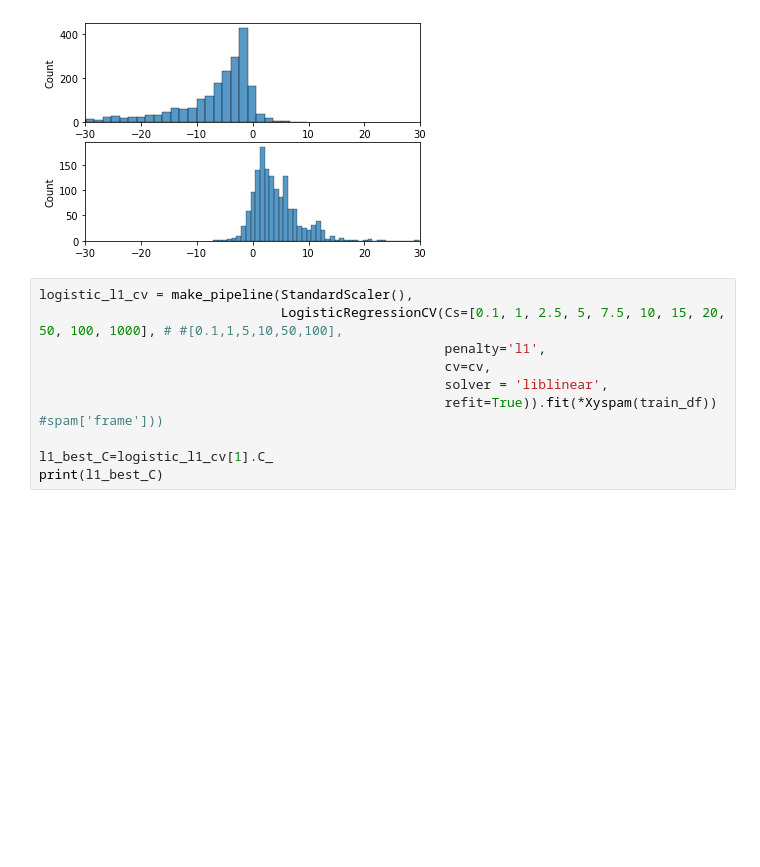
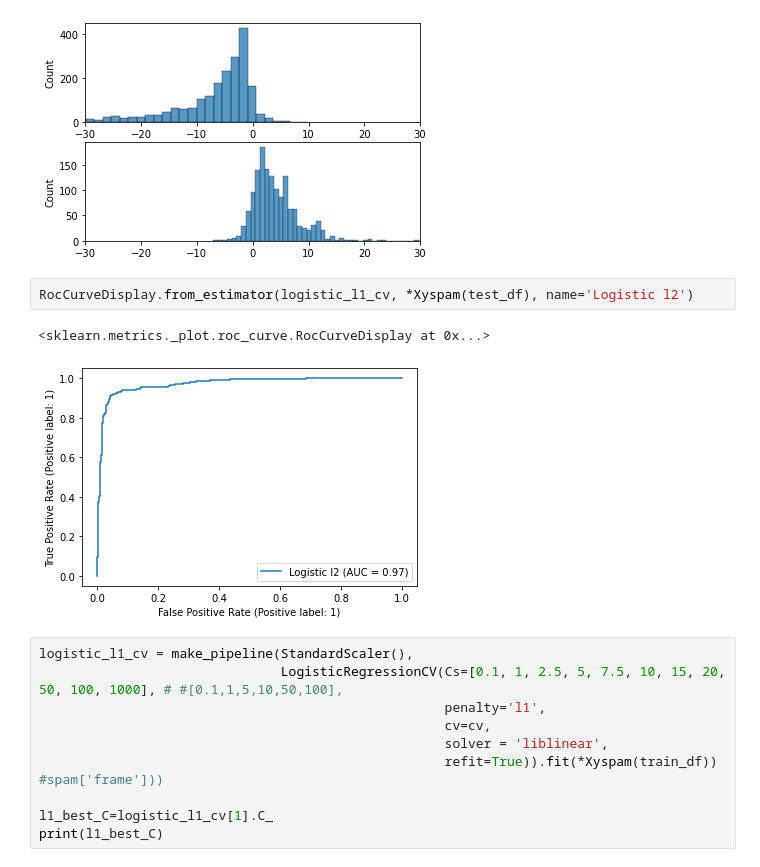
Before and after one commit to prokaj/ipynb, a Jupyter notebook: week3/cv.ipynb, the cells around one changed output. Drawn from its saved outputs; the diff is of its cells as text; blank space fills up the shorter version.

```diff
--- a/week3/cv.ipynb
+++ b/week3/cv.ipynb
@@ -166,6 +172,11 @@ weighted avg       0.93      0.93      0.93       921
 plot_decision(logistic_l2_cv, *Xyspam(train_df), r=(-30,30))
 # %% [output]
 [figure]
+# %%
+RocCurveDisplay.from_estimator(logistic_l1_cv, *Xyspam(test_df), name='Logistic l2')
+# %% [output]
+<sklearn.metrics._plot.roc_curve.RocCurveDisplay at 0x...>
+[figure, added]
 # %%
 logistic_l1_cv = make_pipeline(StandardScaler(),
                                LogisticRegressionCV(Cs=[0.1, 1, 2.5, 5, 7.5, 10, 15, 20, 50, 100, 1000], # #[0.1,1,5,10,50,100],
```
Also changed, not shown: parts of 21 cells of this notebook, 4 other files.
